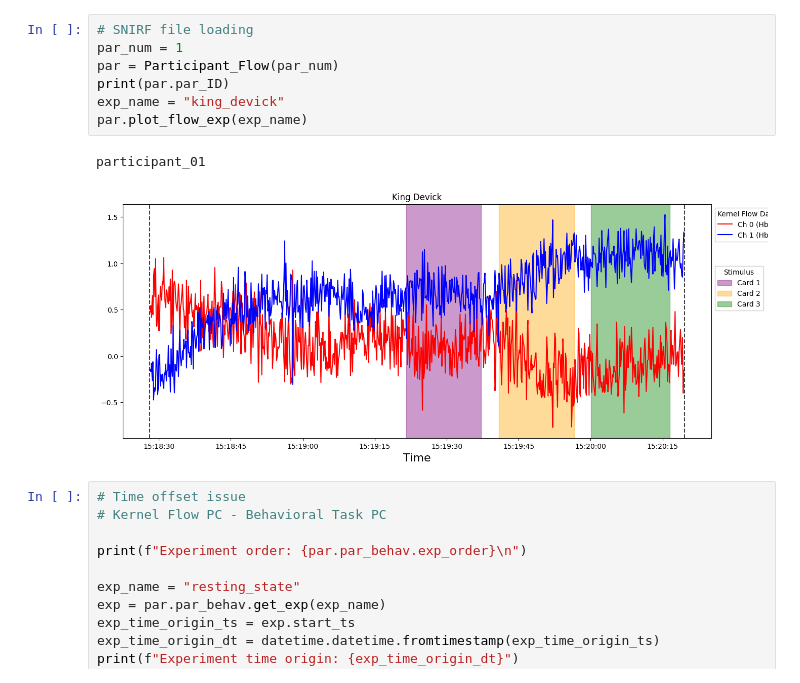
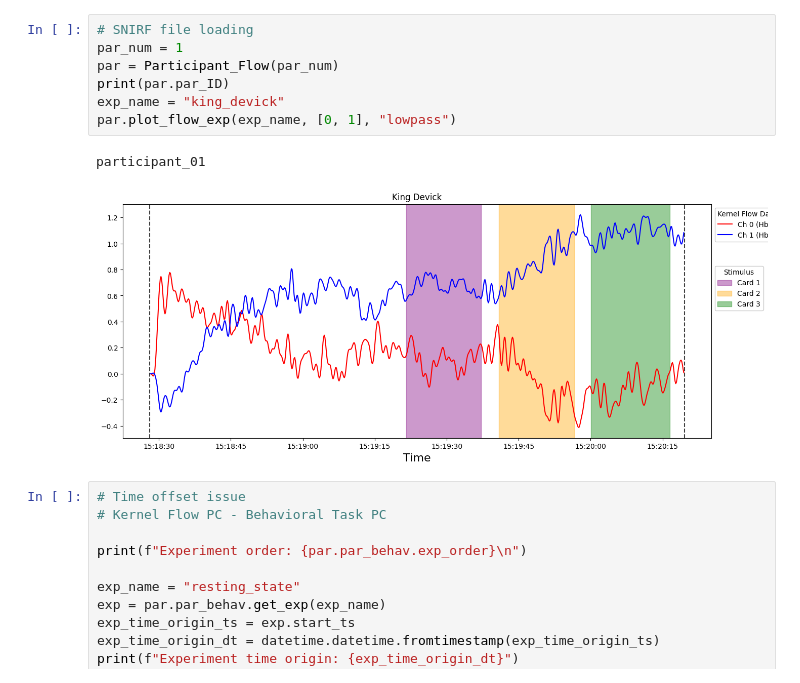
Before and after one commit to AyazLab/KernelFlow_Analysis, a Jupyter notebook: flow_analysis.ipynb, the cells around one changed output. Saved outputs shown, nothing was run; the diff lists cells and outputs as text.

Commit message:
Add parameters for channel list and filter type to the Kernel Flow experiment plot function

```diff
--- a/flow_analysis.ipynb
+++ b/flow_analysis.ipynb
@@ -847,13 +860,13 @@ def create_flow_results_tables(num_pars: int) -> None:
 # %%
 # SNIRF file loading
 par_num = 1
 par = Participant_Flow(par_num)
 print(par.par_ID)
 exp_name = "king_devick"
-par.plot_flow_exp(exp_name)
+par.plot_flow_exp(exp_name, [0, 1], "lowpass")
 # %% [output]
 participant_01
-[figure, old version]
+[figure, new version]
 # %%
 # Time offset issue
 # Kernel Flow PC - Behavioral Task PC
```
Also changed, not shown: parts of 1 cell of this notebook, 1 other file.
